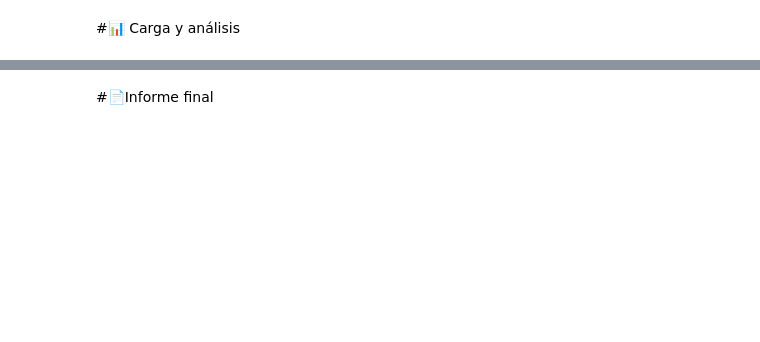
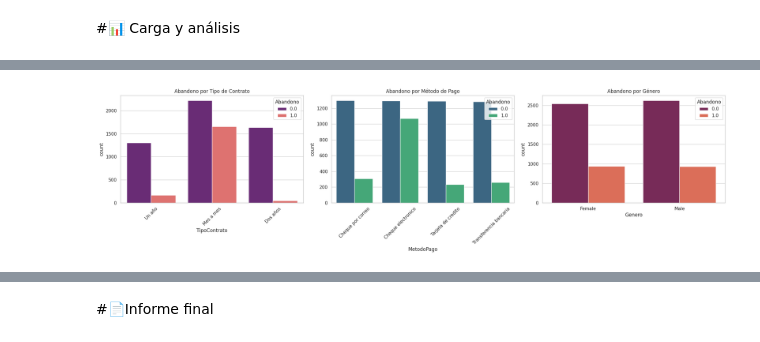
Before and after one commit to PaiGV/Challenge-Alura-Challenge-Telecom-X, a Jupyter notebook: TelecomX_LATAM.ipynb, the cells around one changed output, grey strips where cells are left out. Drawn from its saved outputs; the diff is of its cells as text; code cells hidden in the pictures; blank space fills up the shorter version.

```diff
--- a/TelecomX_LATAM.ipynb
+++ b/TelecomX_LATAM.ipynb
@@ -75,0 +268,18 @@ df.head()
+# %%
+fig, axes = plt.subplots(1, 3, figsize=(22, 6))
+
+sns.countplot(data=df, x='TipoContrato', hue='Abandono', ax=axes[0], palette='magma')
+axes[0].set_title('Abandono por Tipo de Contrato')
+axes[0].set_xticklabels(axes[0].get_xticklabels(), rotation=45)
+
+sns.countplot(data=df, x='MetodoPago', hue='Abandono', ax=axes[1], palette='viridis')
+axes[1].set_title('Abandono por Método de Pago')
+axes[1].set_xticklabels(axes[1].get_xticklabels(), rotation=45)
+
+sns.countplot(data=df, x='Genero', hue='Abandono', ax=axes[2], palette='rocket')
+axes[2].set_title('Abandono por Género')
+
+plt.tight_layout()
+plt.show()
+# %% [output]
+[figure, added]
```
Also changed, not shown: parts of 16 cells of this notebook.
